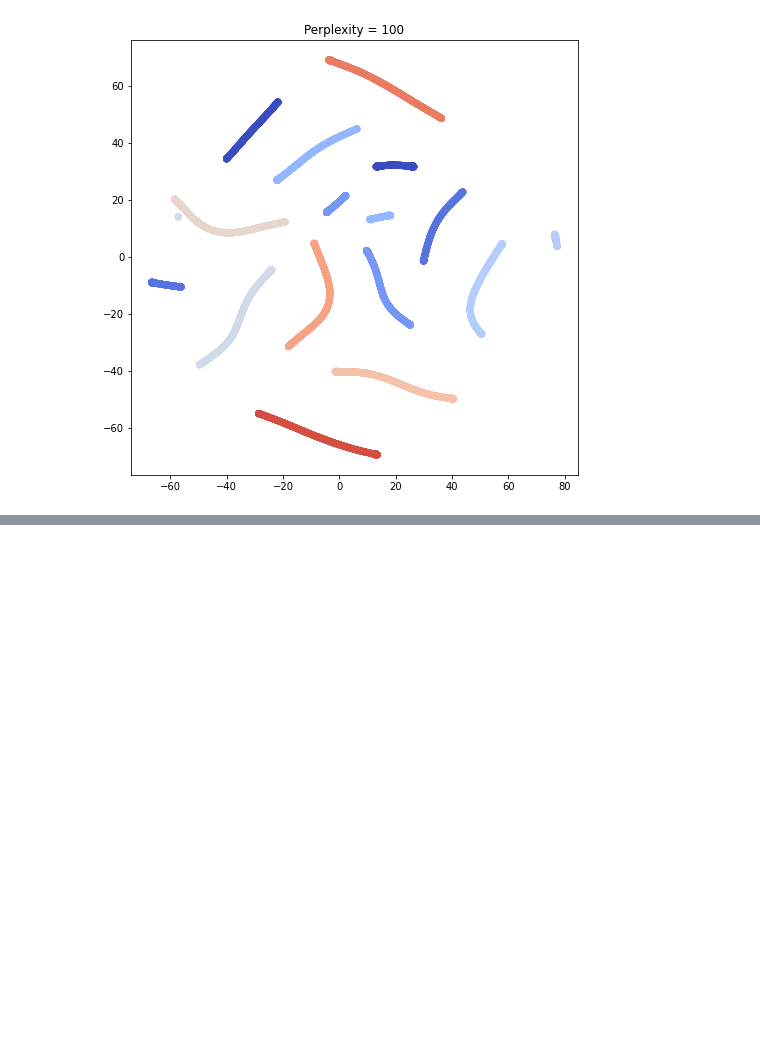
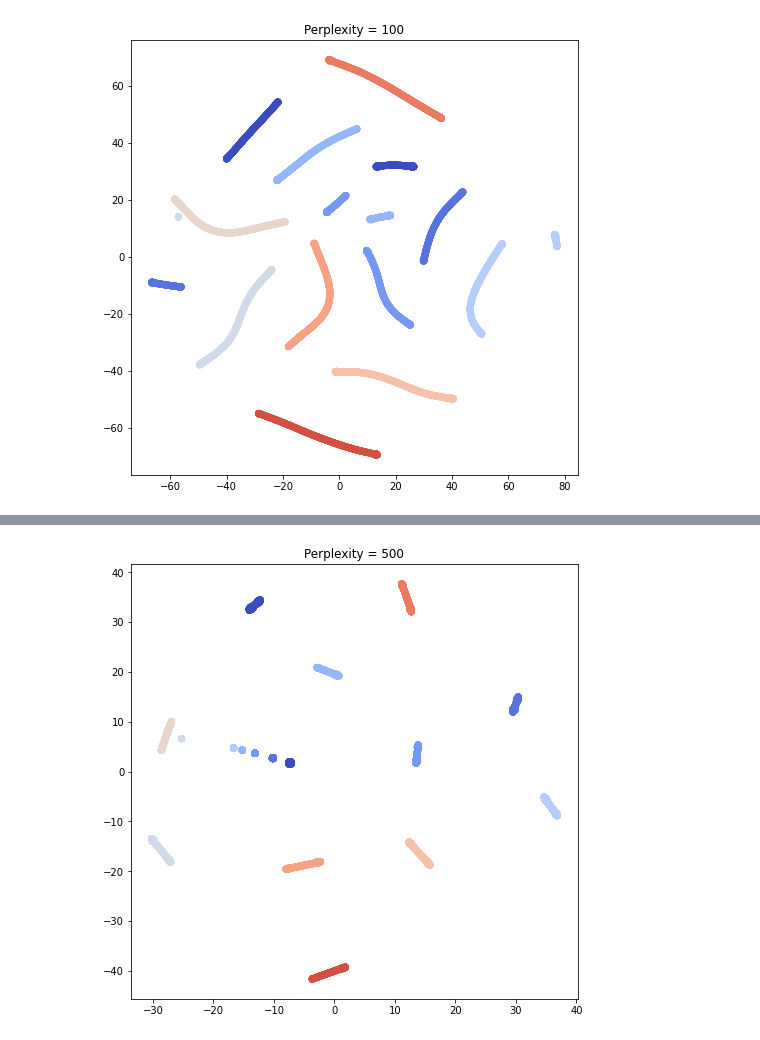
Before and after one commit to TDHTTTT/detect_symmetry, a Jupyter notebook: exp.ipynb, the cells around one changed output, grey strips where cells are left out. Drawn from its saved outputs; the diff is of its cells as text; code cells hidden in the pictures; blank space fills up the shorter version.

Commit message:
more perplexity

```diff
--- a/exp.ipynb
+++ b/exp.ipynb
@@ -203,0 +206,9 @@ plt.show()
+# %%
+tsne = TSNE(n_components=2, random_state=0, perplexity = 500)
+hiddens_tsne = tsne.fit_transform(hiddens)
+plt.figure(figsize=(8,8))
+plt.scatter(x=hiddens_tsne[:,0],y=hiddens_tsne[:,1],color=color_hiddens)
+plt.title("Perplexity = 500")
+plt.show()
+# %% [output]
+[figure, added]
```
Also changed, not shown: parts of 1 cell of this notebook.
